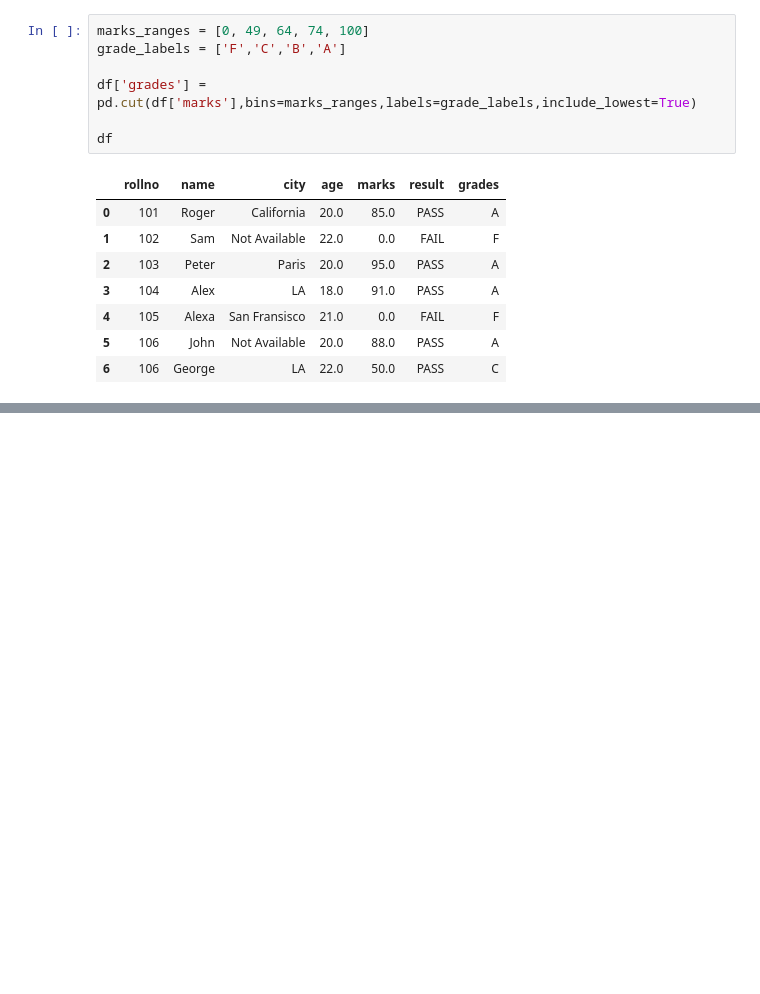
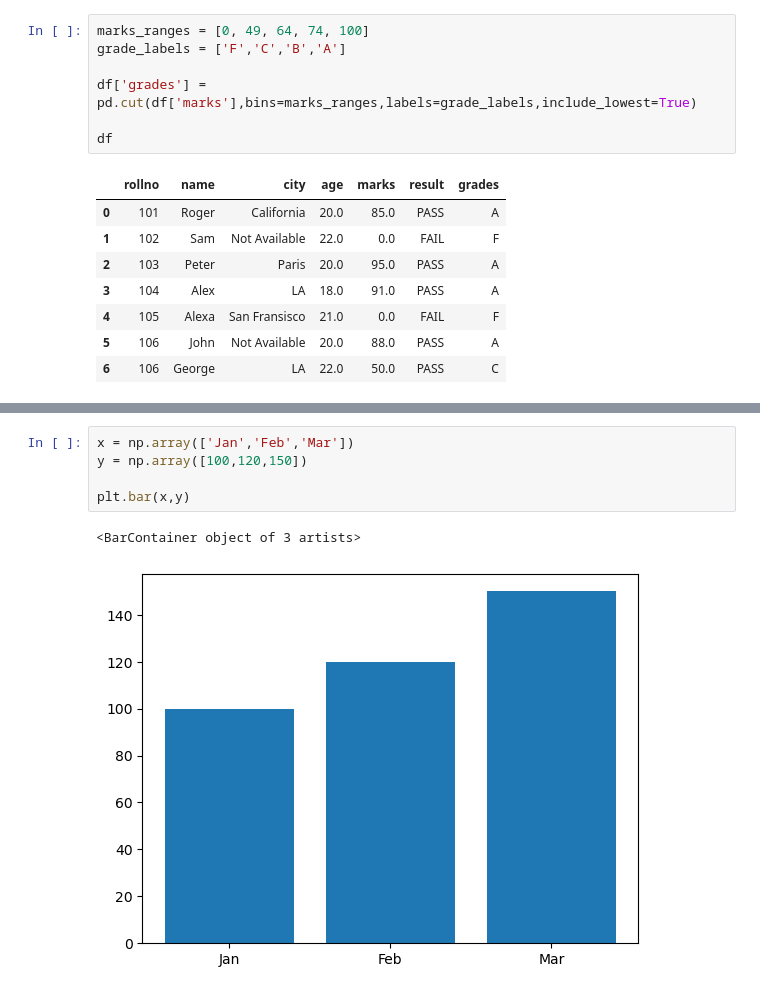
Before and after one commit to waseem123/itr-python-ai-1-2026, a Jupyter notebook: pandas-tutorials/pandas-data-operations.ipynb, the cells around one changed output, grey strips where cells are left out. Cells and saved outputs as stored; diff of their text form; blank space fills up the shorter version.

```diff
--- a/pandas-tutorials/pandas-data-operations.ipynb
+++ b/pandas-tutorials/pandas-data-operations.ipynb
@@ -117,0 +149,8 @@ df
+# %%
+x = np.array(['Jan','Feb','Mar'])
+y = np.array([100,120,150])
+
+plt.bar(x,y)
+# %% [output]
+<BarContainer object of 3 artists>
+[figure, added]
```
Also changed, not shown: parts of 5 cells of this notebook, 3 other files.
